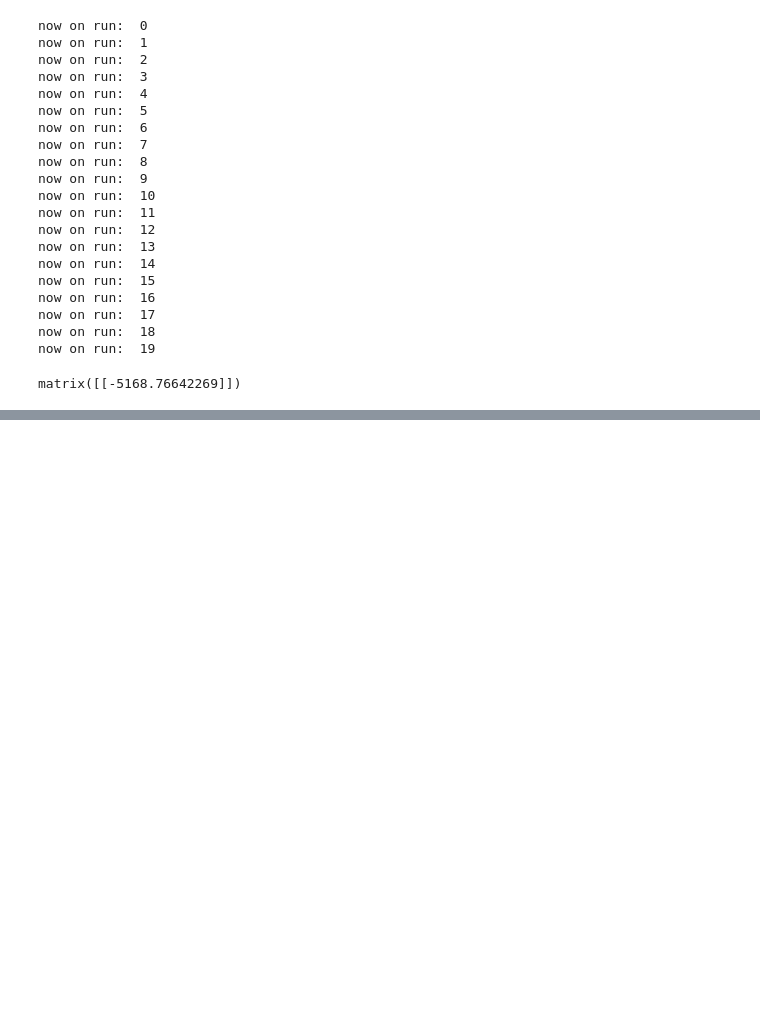
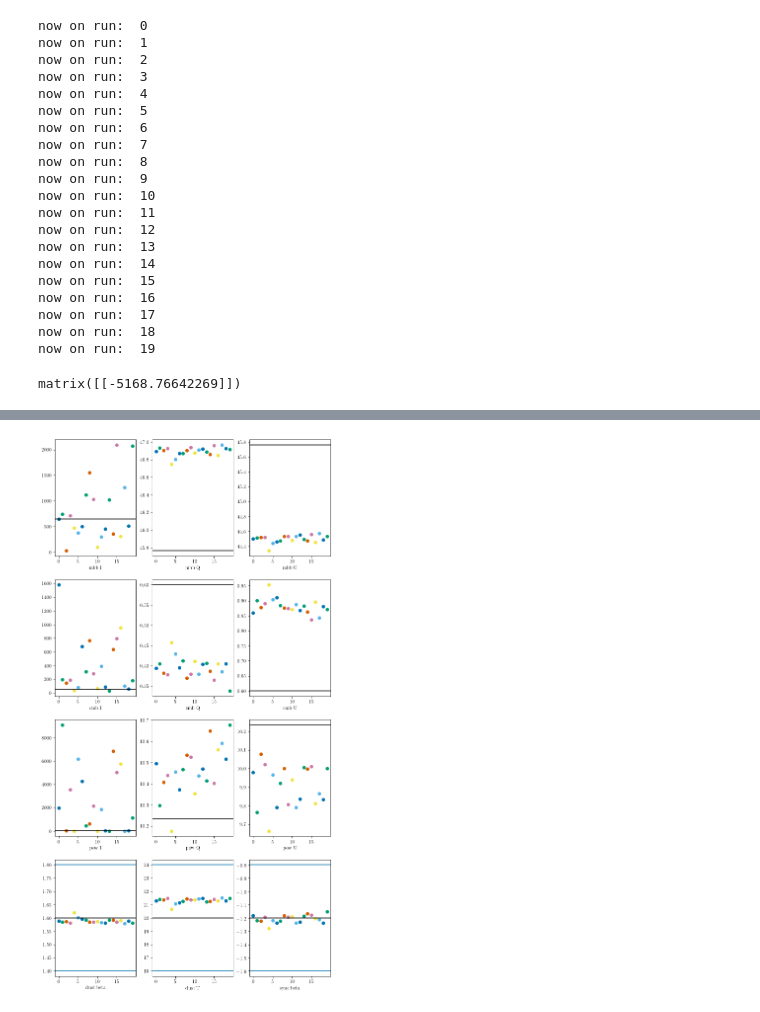
Before and after one commit to philbull/SinglePixel, a Jupyter notebook: TMFM_debug.ipynb, the cells around one changed output, grey strips where cells are left out. Drawn from its saved outputs; the diff is of its cells as text; code cells hidden in the pictures; blank space fills up the shorter version.

```diff
--- a/TMFM_debug.ipynb
+++ b/TMFM_debug.ipynb
@@ -286,0 +335,23 @@ Text(0.5, 0, 'log frequency')
+# %%
+colors = plt.rcParams['axes.prop_cycle'].by_key()['color']
+# %%
+fig, ax = plt.subplots(4,3, figsize=(10,20))
+ax = ax.flatten()
+
+for i in range(runs):
+    fits = TMFM_best_fits[i]
+
+    for j in range(len(params_sMBB)):
+        ax[j].plot(i, fits[j], marker='o')
+
+for i in range(len(params_sMBB)):
+    ax[i].set_xlabel(pnames_sMBB[i].replace("_", " "))
+    ax[i].axhline(params_sMBB[i], color='k')
+
+for i, keys in enumerate(priors.keys()):
+    if keys in pnames_sMBB:
+        prior = priors[keys]
+        ax[pnames_sMBB.index(keys)].axhline(prior[0])
+        ax[pnames_sMBB.index(keys)].axhline(prior[1])
+# %% [output]
+[figure, added]
```
Also changed, not shown: parts of 3 cells of this notebook.
